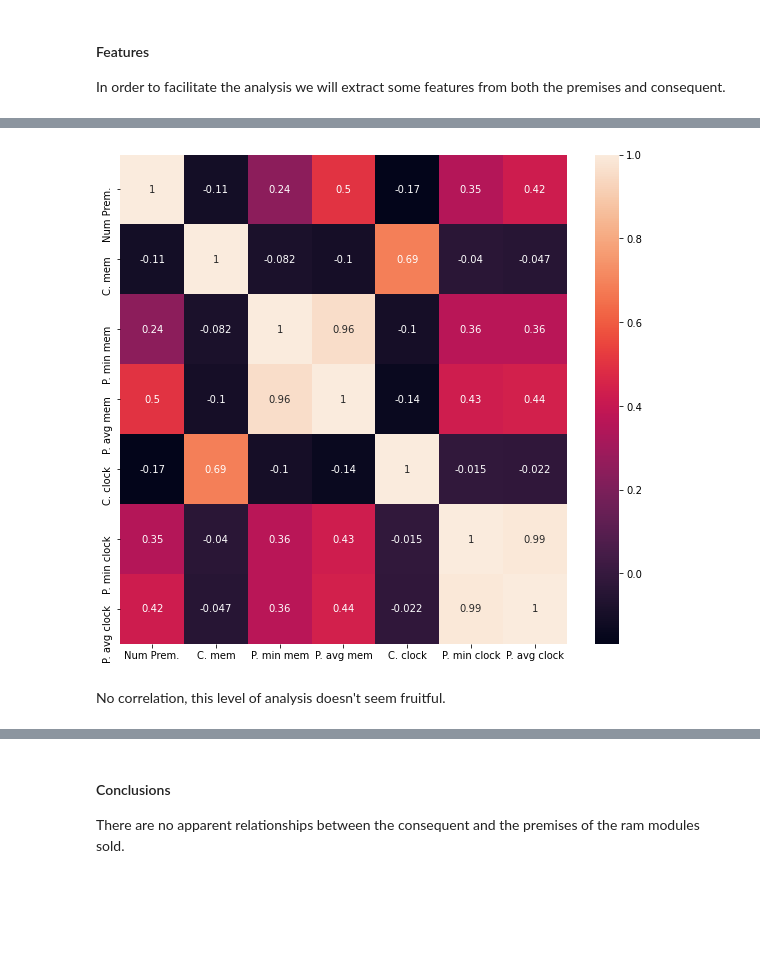
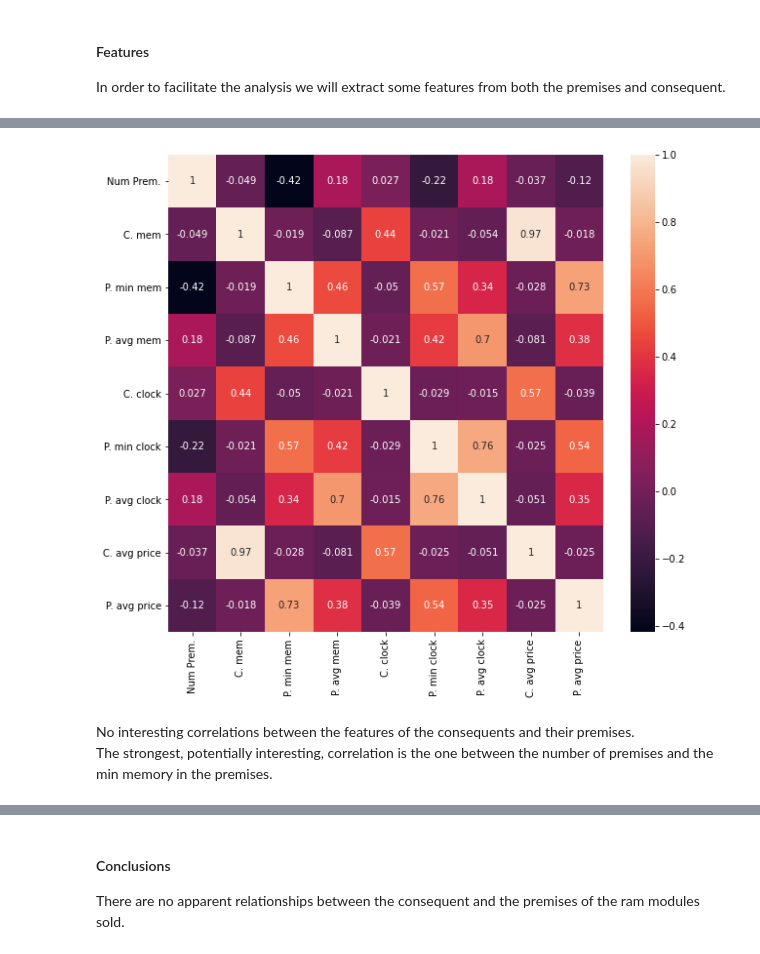
Before and after one commit to adettori/Data-Mining-DM-2020-project, a Jupyter notebook: DM_14_TASK4/dm2020-2-task4.ipynb, the cells around one changed output, grey strips where cells are left out. Saved outputs shown, nothing was run; the diff lists cells and outputs as text; code cells hidden in the pictures; blank space fills up the shorter version.

```diff
--- a/DM_14_TASK4/dm2020-2-task4.ipynb
+++ b/DM_14_TASK4/dm2020-2-task4.ipynb
@@ -209,6 +210,7 @@ Number of rules: 5563
 report_cols = ["Conseq.", "Prem.", "Support (abs)", "Support (frac)", "Confidence", "Lift"]
 
 rules_ram_df = pd.DataFrame(rules_ram, columns=report_cols)
+rules_ram_df["Prem. len"] = rules_ram_df["Prem."].apply(lambda x: len(x))
 # %%
 rules_ram_df.sort_values(["Support (abs)", "Lift"], ascending=False)
 # %% [output]
@@ -250,16 +276,19 @@ def add_features_num(df):
         new_df.loc[idx, "P. avg mem"] = int(prem_df["memory"].mean())
 
         new_df.loc[idx, "C. brand"] = conseq_entry["brand"]
-        new_df.loc[idx, "P. brand"] = str(prem_df["brand"].unique())
+        new_df.loc[idx, "P. brand"] = str(sorted(prem_df["brand"].unique()))
 
         new_df.loc[idx, "C. mem type"] = conseq_entry["memory_type"]
-        new_df.loc[idx, "P. mem type"] = str(prem_df["memory_type"].unique())
+        new_df.loc[idx, "P. mem type"] = str(sorted(prem_df["memory_type"].unique()))
 
         new_df.loc[idx, "C. clock"] = int(conseq_entry["clock"])
         new_df.loc[idx, "P. min clock"] = int(prem_df["clock"].min())
         new_df.loc[idx, "P. avg clock"] = int(prem_df["clock"].mean())
 
-    new_df = new_df.join(df[["Support (abs)", "Confidence", "Lift"]])
+        new_df.loc[idx, "C. avg price"] = df_sales.loc[df_sales["ram_code"] == int(row["Conseq."]), "sales_uds"].mean()
+        new_df.loc[idx, "P. avg price"] = df_sales.loc[df_sales["ram_code"].isin([prem_df.index[0]]), "sales_uds"].mean()
+
+#    new_df = new_df.join(df[["Support (abs)", "Confidence", "Lift"]])
 
     return new_df
 
@@ -276,9 +305,10 @@ ram_rules_feat.sort_values(["Lift", "Support (abs)"], ascending=False).head()
 # %%
 plt.figure(figsize=(10,9))
-corr_df = ram_rules_feat.sort_values(["Lift", "Support (abs)"]).drop(["Support (abs)", "Confidence", "Lift"], axis=1).head(50)
+corr_df = ram_rules_feat
 sn.heatmap(corr_df.corr(), annot=True)
 plt.show()
 # %% [output]
-[figure, old version]
+[figure, new version]
 # %% [markdown]
-No correlation, this level of analysis doesn't seem fruitful.
+No interesting correlations between the features of the consequents and their premises.
+The strongest, potentially interesting, correlation is the one between the number of premises and the min memory in the premises.
```
Also changed, not shown: parts of 107 cells of this notebook.
